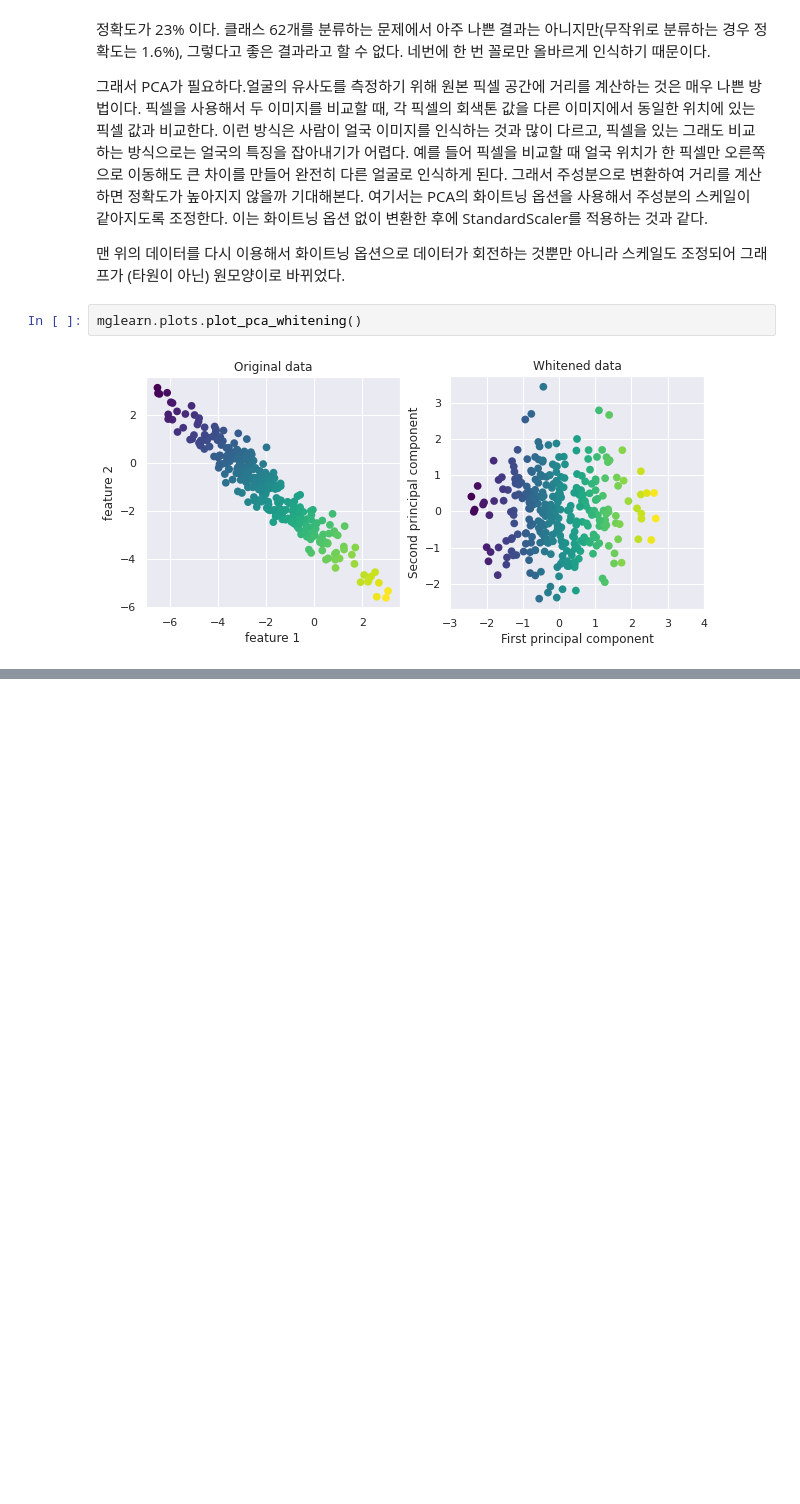
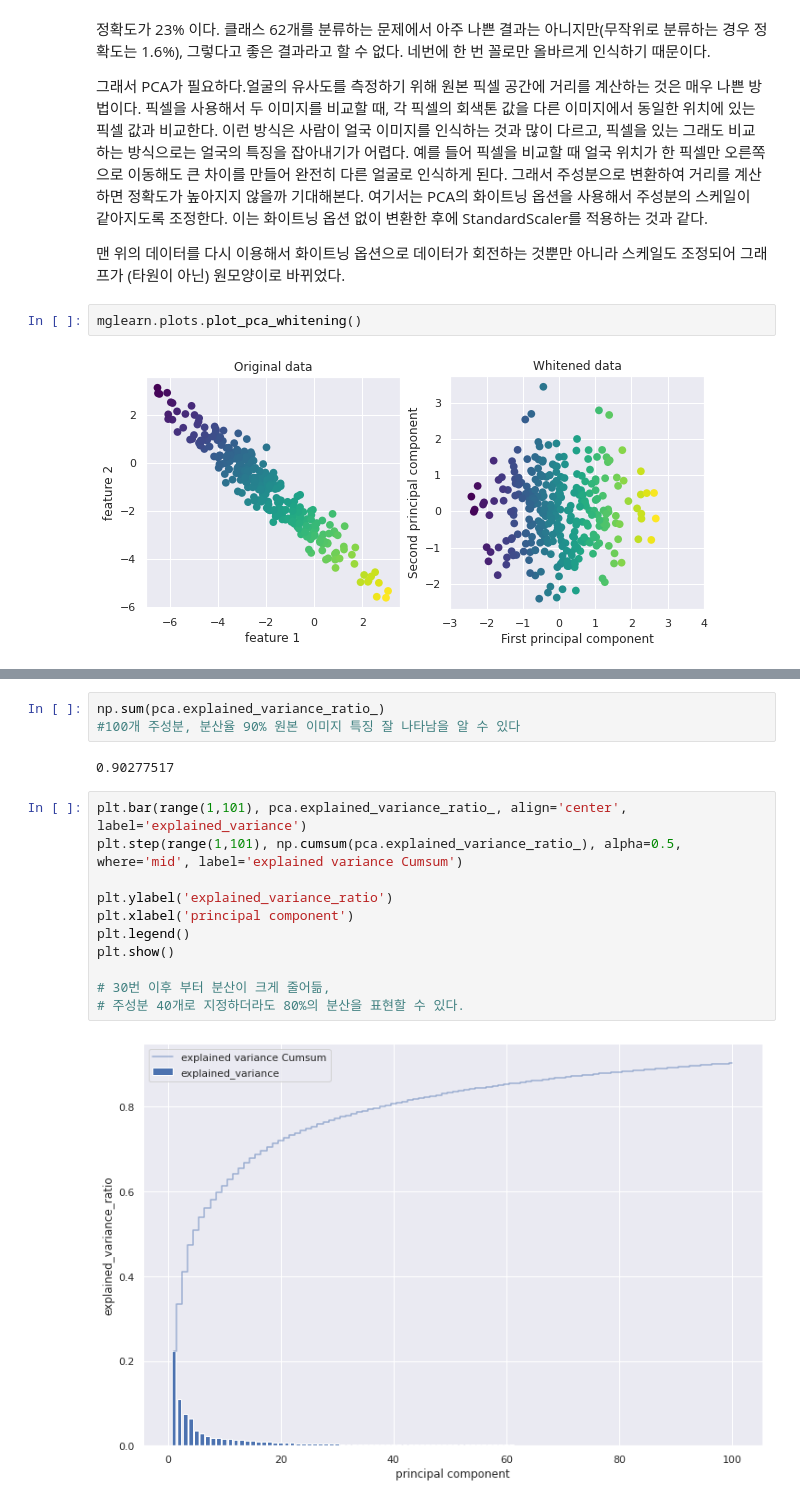
Before and after one commit to 201ssc/python_test1, a Jupyter notebook: 3_4_차원축소,_특성_축줄_매니폴드_학습.ipynb, the cells around one changed output, grey strips where cells are left out. Drawn from its saved outputs; the diff is of its cells as text; blank space fills up the shorter version.

```diff
--- a/3_4_차원축소,_특성_축줄_매니폴드_학습.ipynb
+++ b/3_4_차원축소,_특성_축줄_매니폴드_학습.ipynb
@@ -268,0 +331,18 @@ mglearn.plots.plot_pca_whitening()
+# %%
+np.sum(pca.explained_variance_ratio_)
+#100개 주성분, 분산율 90% 원본 이미지 특징 잘 나타남을 알 수 있다
+# %% [output]
+0.90277517
+# %%
+plt.bar(range(1,101), pca.explained_variance_ratio_, align='center', label='explained_variance')
+plt.step(range(1,101), np.cumsum(pca.explained_variance_ratio_), alpha=0.5, where='mid', label='explained variance Cumsum')
+
+plt.ylabel('explained_variance_ratio')
+plt.xlabel('principal component')
+plt.legend()
+plt.show()
+
+# 30번 이후 부터 분산이 크게 줄어듦,
+# 주성분 40개로 지정하더라도 80%의 분산을 표현할 수 있다.
+# %% [output]
+[figure, added]
```
Also changed, not shown: parts of 9 cells of this notebook.
